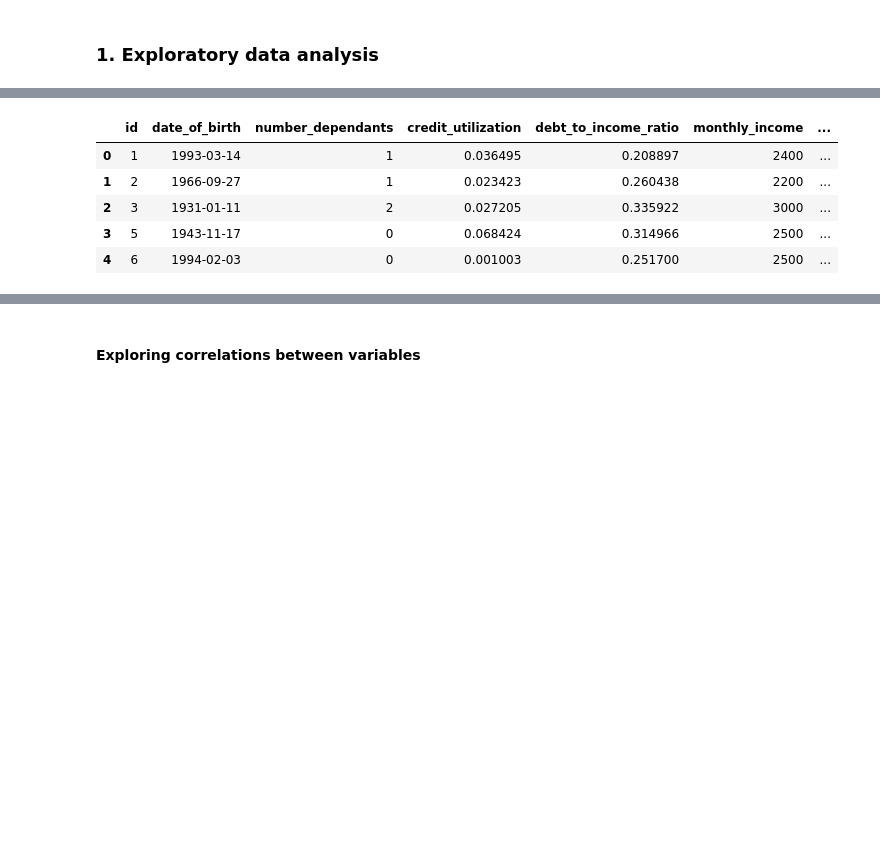
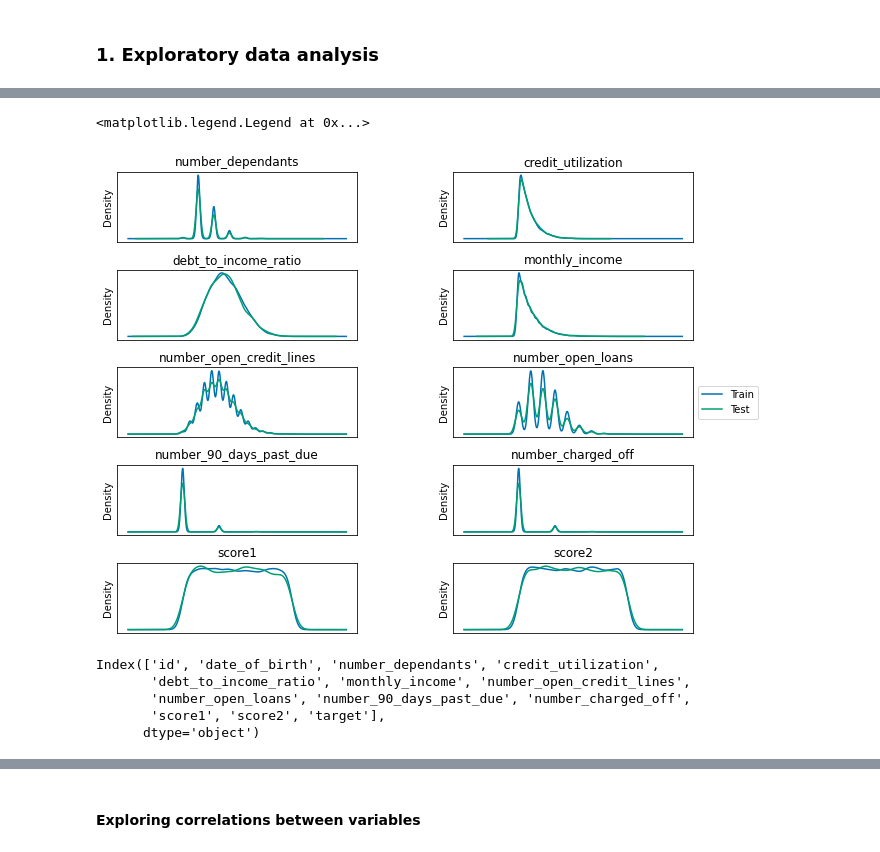
Before and after one commit to kevinmiguel97/Credit-default-model, a Jupyter notebook: Credit_default_model.ipynb, the cells around one changed output, grey strips where cells are left out. Cells and saved outputs as stored; diff of their text form; code cells hidden in the pictures; blank space fills up the shorter version.

Commit message:
Train vs test distribution plot complete

```diff
--- a/Credit_default_model.ipynb
+++ b/Credit_default_model.ipynb
@@ -24,7 +26,11 @@ plt.style.use('seaborn-colorblind')
 # %%
 # Importing training data provided
 df_train = pd.read_csv('data/train.csv')
+# Converting all column names into lowercase and removing any spaces
+df_train.columns = [x.strip().lower() for x in df_train.columns]
 # Importing testing data
 df_test = pd.read_csv('data/test.csv')
+# Converting all column names into lowercase and removing any spaces
+df_test.columns = [x.strip().lower() for x in df_test.columns]
 # %% [markdown]
 ### 1. Exploratory data analysis
@@ -31,9 +68,31 @@ df_test = pd.read_csv('data/test.csv')
+# %%
+# create a 3x4 grid of subplots
+fig, ax = plt.subplots(5,2)
+fig.set_size_inches((10,8))
+plt.subplots_adjust(left=0.1,
+                    bottom=0.1,
+                    right=0.9,
+                    top=0.9,
+                    wspace=0.4,
+                    hspace=0.4)
+col_index = 2
+for row in range(5):
+    for col in range(2):
+        ax[row][col].set_title(df_train.columns[col_index])
+        ax[row][col].tick_params(top=False, bottom=False, left=False, right=False, labelleft=False, labelbottom=False)
+        df_train[df_train.columns[col_index]].plot.kde(ax=ax[row][col])
+        df_test[df_train.columns[col_index]].plot.kde(ax=ax[row][col])
+        col_index += 1
+
+ax[2][1].legend(['Train', 'Test'], loc='center left', bbox_to_anchor=(1, 0.5))
+# %% [output]
+<matplotlib.legend.Legend at 0x...>
+[figure, added]
 # %%
-df_train.head()
+df_train.columns
 # %% [output]
-|  | id | date_of_birth | number_dependants | credit_utilization | debt_to_income_ratio | monthly_income | ... |
-| 0 | 1 | 1993-03-14 | 1 | 0.036495 | 0.208897 | 2400 | ... |
-| 1 | 2 | 1966-09-27 | 1 | 0.023423 | 0.260438 | 2200 | ... |
-| 2 | 3 | 1931-01-11 | 2 | 0.027205 | 0.335922 | 3000 | ... |
-| 3 | 5 | 1943-11-17 | 0 | 0.068424 | 0.314966 | 2500 | ... |
-| 4 | 6 | 1994-02-03 | 0 | 0.001003 | 0.251700 | 2500 | ... |
+Index(['id', 'date_of_birth', 'number_dependants', 'credit_utilization',
+       'debt_to_income_ratio', 'monthly_income', 'number_open_credit_lines',
+       'number_open_loans', 'number_90_days_past_due', 'number_charged_off',
+       'score1', 'score2', 'target'],
+      dtype='object')
```
Also changed, not shown: parts of 10 cells of this notebook.
